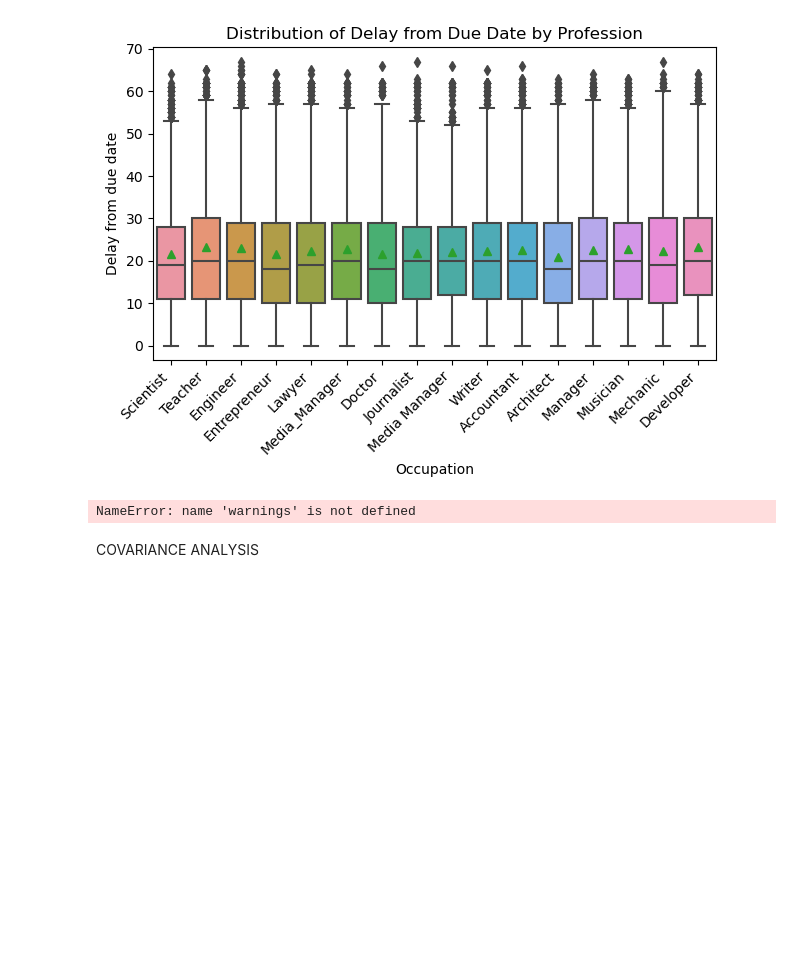
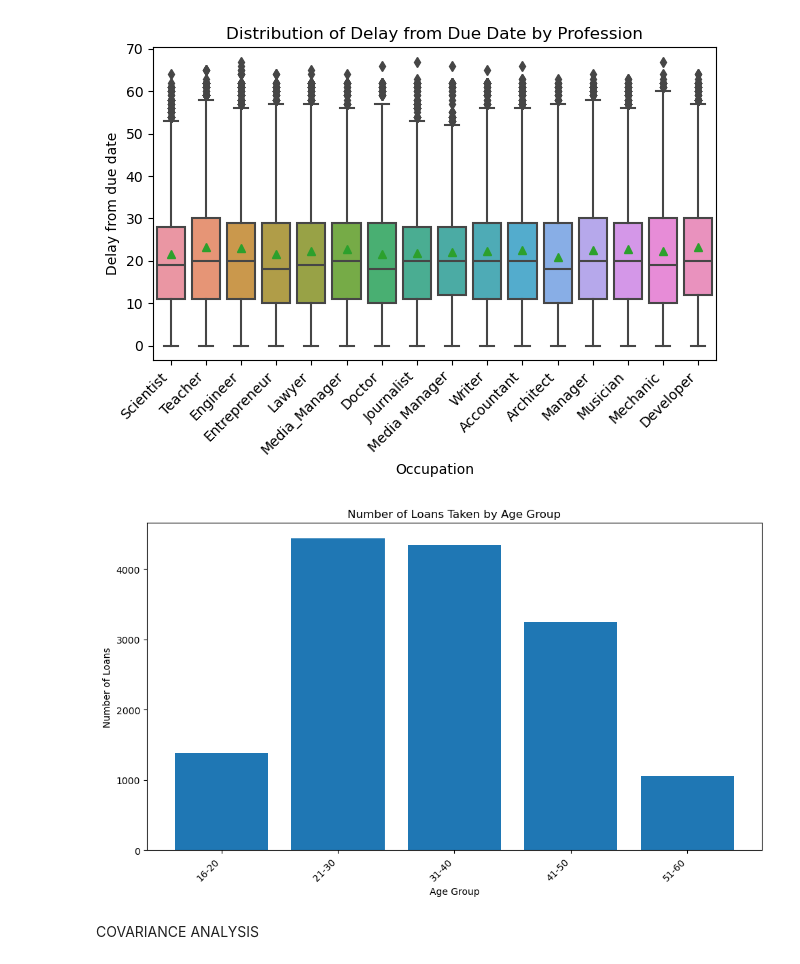
Before and after one commit to Philiswa-M/Data_Assignment2, a Jupyter notebook: Assignment2-220005630.ipynb, the cells around one changed output. Saved outputs shown, nothing was run; the diff lists cells and outputs as text; code cells hidden in the pictures; blank space fills up the shorter version.

```diff
--- a/Assignment2-220005630.ipynb
+++ b/Assignment2-220005630.ipynb
@@ -281,28 +297,27 @@ plt.show()
 # %% [output]
 [figure]
 # %%
-# Define age groups (replace bin edges as needed)
-
+import warnings
 warnings.simplefilter(action='ignore', category=FutureWarning)
 
-financial_profile = pd.read_excel(r'C:/Users/mkhuz/Downloads/Data/Financial_Profile.xlsx', sheet_name='bank_data2')
+financial_profile = pd.read_excel(r'Financial_Profile.xlsx', sheet_name='bank_data2')
 bins = [16, 20, 30, 40, 50, 60]
 
 
 age_groups = pd.cut(financial_profile['Age'], bins=bins, labels=['16-20', '21-30', '31-40', '41-50', '51-60'])
 age_groups_loans = financial_profile.groupby(age_groups)['Num of Loan'].count().reset_index()
 
 # Create bar chart
 plt.figure(figsize=(10, 6))
 plt.bar(age_groups_loans['Age'], age_groups_loans['Num of Loan'])
 plt.xlabel('Age Group')
 plt.ylabel('Number of Loans')
 plt.title('Number of Loans Taken by Age Group')
 plt.xticks(rotation=45, ha='right')
 plt.tight_layout()
 plt.show()
 # %% [output]
-NameError: name 'warnings' is not defined
+[figure, added]
 # %% [markdown]
 COVARIANCE ANALYSIS
 # %%
```
Also changed, not shown: parts of 15 cells of this notebook.
